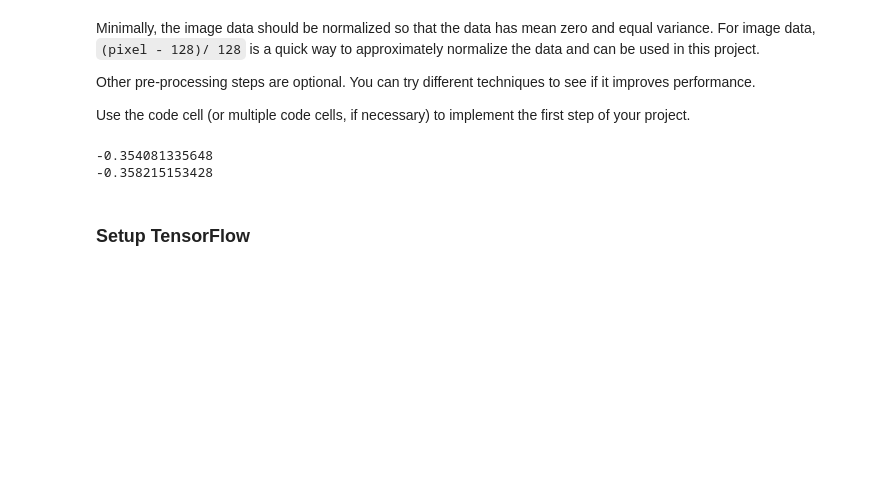
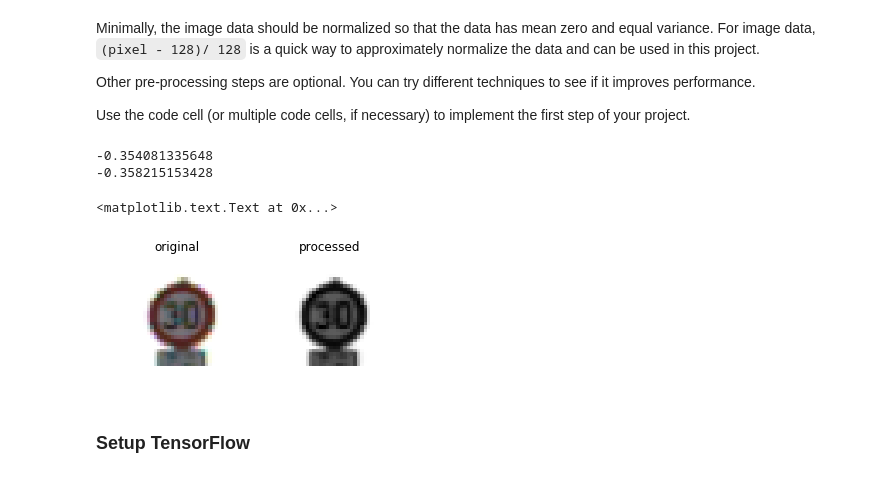
Before and after one commit to josephRog/CarND-Traffic-Sign-Classifier-Project, a Jupyter notebook: Traffic_Sign_Classifier.ipynb, the cells around one changed output. Cells and saved outputs as stored; diff of their text form; code cells hidden in the pictures; blank space fills up the shorter version.

Commit message:
visualize my own images

```diff
--- a/Traffic_Sign_Classifier.ipynb
+++ b/Traffic_Sign_Classifier.ipynb
@@ -170,33 +170,48 @@ Use the code cell (or multiple code cells, if necessary) to implement the first
 
 from sklearn.utils import shuffle
 
+orig = X_train[2342]
 # Convert to grayscale
 X_train_rgb = X_train
 X_train_gry = np.sum(X_train/3, axis=3, keepdims=True)
 
 X_valid_rgb = X_valid
 X_valid_gry = np.sum(X_valid/3, axis=3, keepdims=True)
 
 X_test_rgb = X_test
 X_test_gry = np.sum(X_test/3, axis=3, keepdims=True)
 
 # Reset var names
 X_train = X_train_gry
 X_test = X_test_gry
 X_valid = X_valid_gry
 
 # Normalize data to -0.5 to 0.5 range.
 X_train_normalized = (X_train - 128)/128
 X_test_normalized = (X_test - 128)/128
 
 X_train = X_train_normalized
 X_test = X_test_normalized
 
 print(np.mean(X_train_normalized))
 print(np.mean(X_test_normalized))
+
+original_image = orig;
+processed_image = X_train[2342];
+
+fig, axs = plt.subplots(1,2, figsize=(5, 2))
+axs[0].axis('off')
+axs[0].imshow(original_image.squeeze(), cmap='gray')
+axs[0].set_title('original')
+
+axs[1].axis('off')
+axs[1].imshow(processed_image.squeeze(), cmap='gray')
+axs[1].set_title('processed')
 # %% [output]
 -0.354081335648
 -0.358215153428
+<matplotlib.text.Text at 0x...>
+[figure, added]
 # %% [markdown]
 ### Setup TensorFlow
 # %%
```
Also changed, not shown: parts of 4 cells of this notebook, 2 other files.
